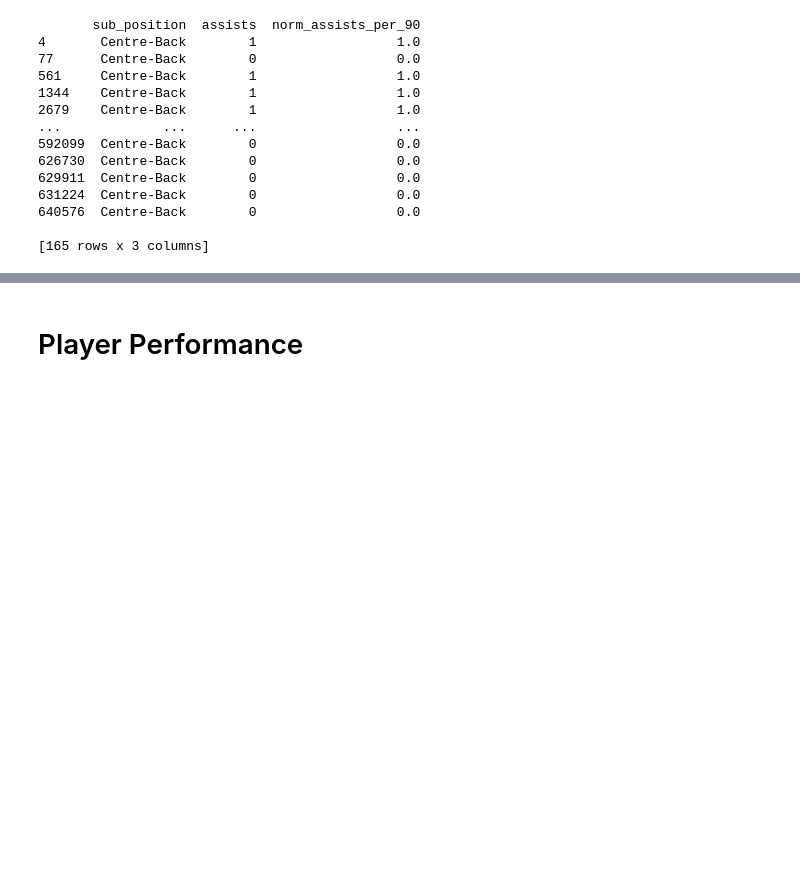
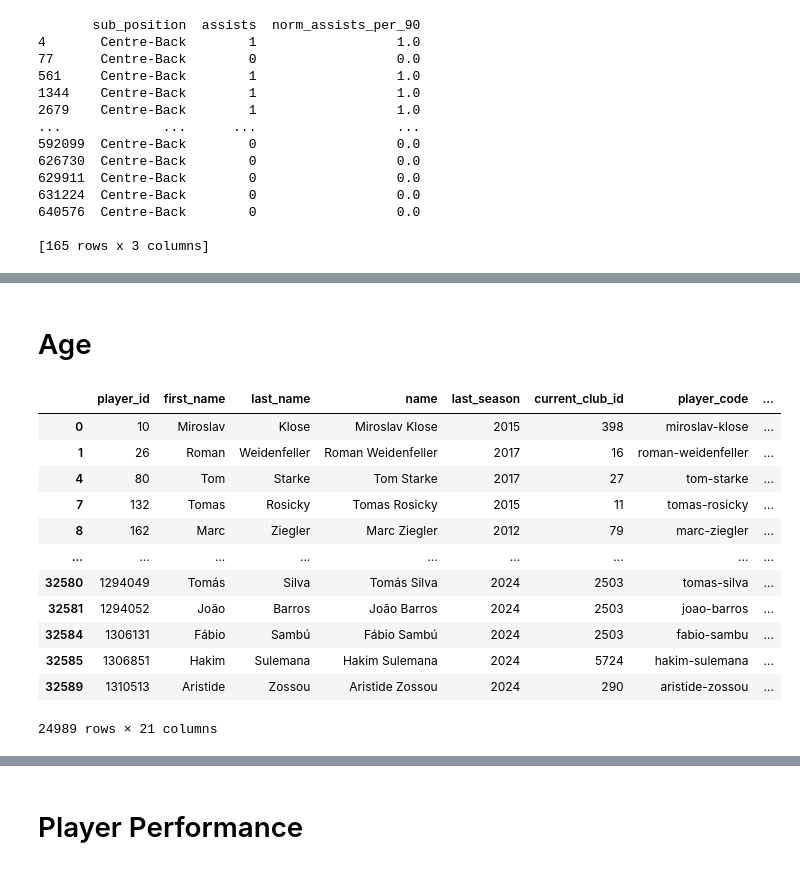
Before and after one commit to gaaf-noparuj/Football_player_valuation, a Jupyter notebook: mining project/main.ipynb, the cells around one changed output, grey strips where cells are left out. Cells and saved outputs as stored; diff of their text form; code cells hidden in the pictures; blank space fills up the shorter version.

```diff
--- a/mining project/main.ipynb
+++ b/mining project/main.ipynb
@@ -835,0 +793,18 @@ Raw correlations: {'z_goals_per_90': np.float64(0.02087744334899137), 'z_assists
+# %% [markdown]
+# Age
+# %%
+players_cleaned
+# %% [output]
+|  | player_id | first_name | last_name | name | last_season | current_club_id | player_code | ... |
+| 0 | 10 | Miroslav | Klose | Miroslav Klose | 2015 | 398 | miroslav-klose | ... |
+| 1 | 26 | Roman | Weidenfeller | Roman Weidenfeller | 2017 | 16 | roman-weidenfeller | ... |
+| 4 | 80 | Tom | Starke | Tom Starke | 2017 | 27 | tom-starke | ... |
+| 7 | 132 | Tomas | Rosicky | Tomas Rosicky | 2015 | 11 | tomas-rosicky | ... |
+| 8 | 162 | Marc | Ziegler | Marc Ziegler | 2012 | 79 | marc-ziegler | ... |
+| ... | ... | ... | ... | ... | ... | ... | ... | ... |
+| 32580 | 1294049 | Tomás | Silva | Tomás Silva | 2024 | 2503 | tomas-silva | ... |
+| 32581 | 1294052 | João | Barros | João Barros | 2024 | 2503 | joao-barros | ... |
+| 32584 | 1306131 | Fábio | Sambú | Fábio Sambú | 2024 | 2503 | fabio-sambu | ... |
+| 32585 | 1306851 | Hakim | Sulemana | Hakim Sulemana | 2024 | 5724 | hakim-sulemana | ... |
+| 32589 | 1310513 | Aristide | Zossou | Aristide Zossou | 2024 | 290 | aristide-zossou | ... |
+24989 rows × 21 columns
```
Also changed, not shown: parts of 59 cells of this notebook.
